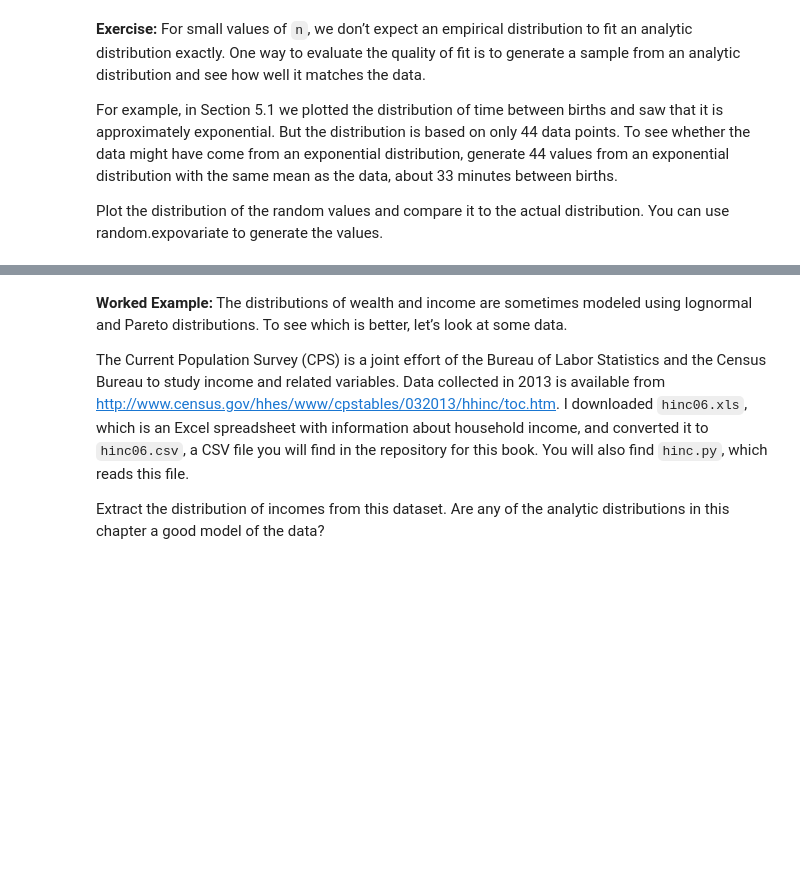
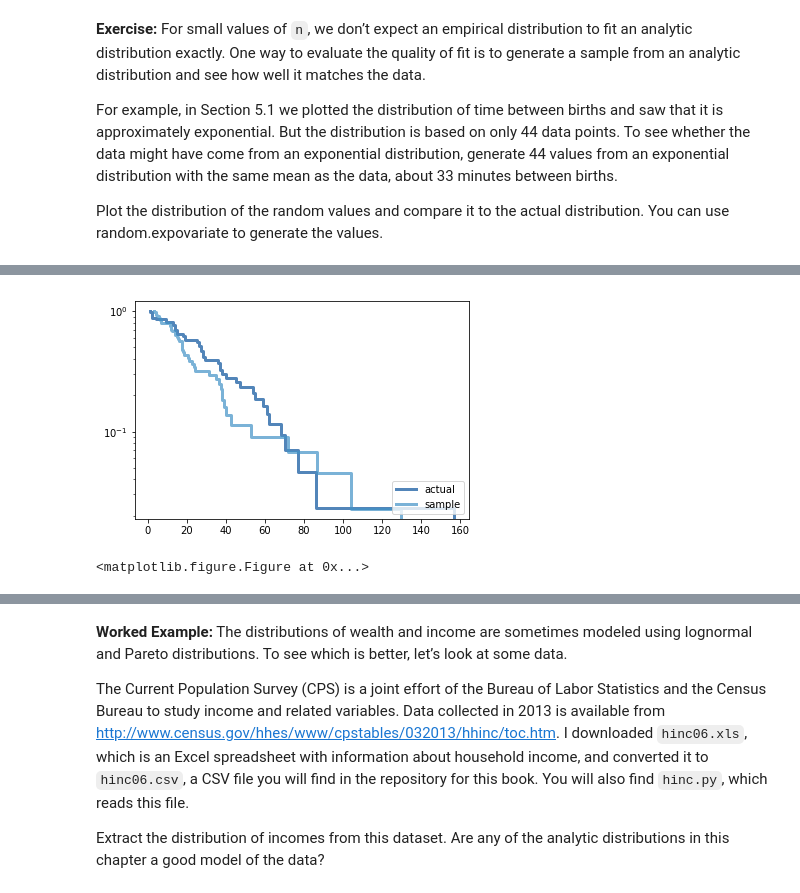
Before and after one commit to ashimaathri/ThinkStats2, a Jupyter notebook: code/chap05ex.ipynb, the cells around one changed output, grey strips where cells are left out. Saved outputs shown, nothing was run; the diff lists cells and outputs as text; code cells hidden in the pictures; blank space fills up the shorter version.

```diff
--- a/code/chap05ex.ipynb
+++ b/code/chap05ex.ipynb
@@ -460,0 +457,8 @@ sample = [random.expovariate(lam) for _ in range(n)]
+# %%
+sample_cdf = thinkstats2.Cdf(sample, label='sample')
+thinkplot.PrePlot(2)
+thinkplot.Cdfs([cdf, sample_cdf], complement=True)
+thinkplot.Show(yscale='log')
+# %% [output]
+[figure, added]
+<matplotlib.figure.Figure at 0x...>
```
Also changed, not shown: parts of 13 cells of this notebook.
